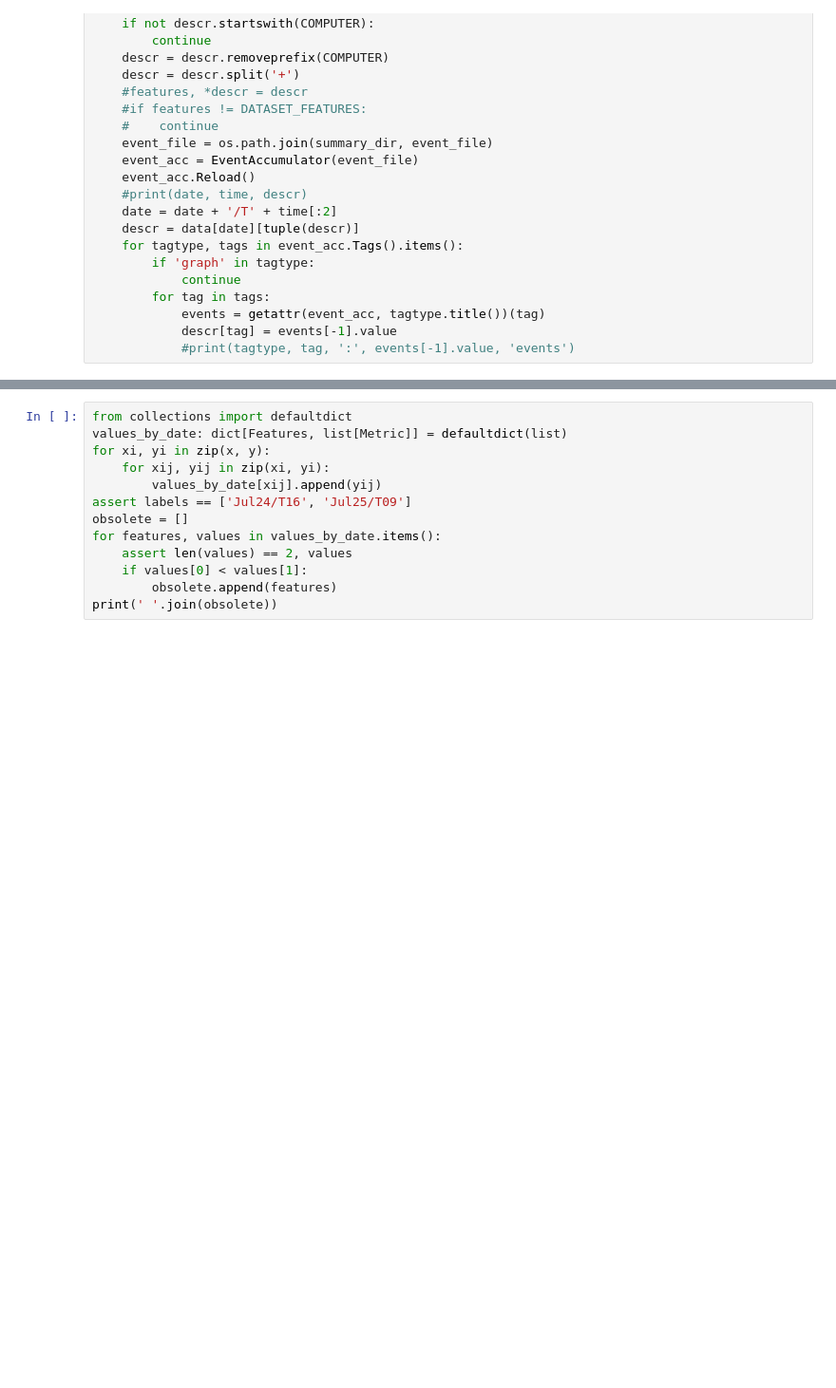
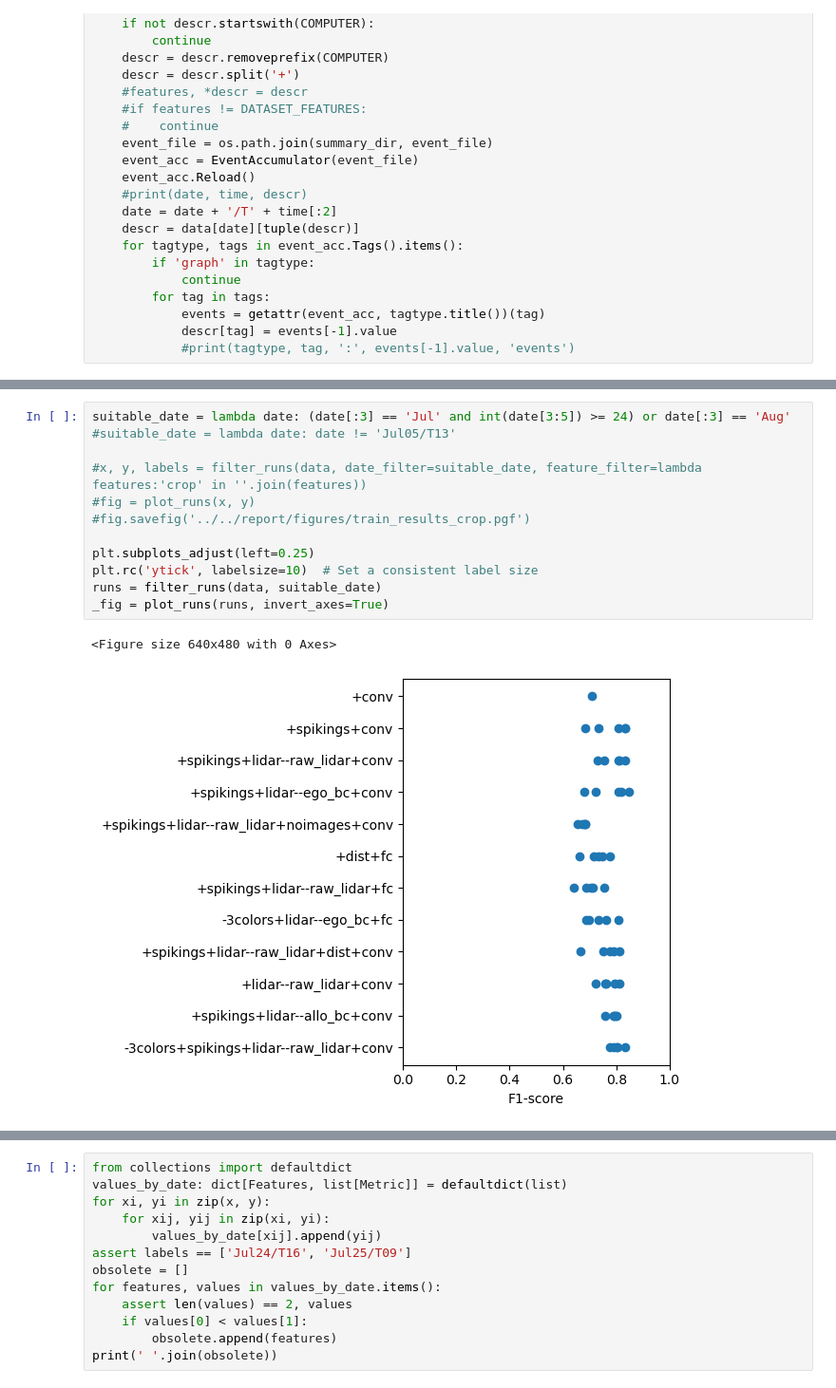
Before and after one commit to Warggr/bio-inspired-navigation, a Jupyter notebook: scripts/train_results.ipynb, the cells around one changed output, grey strips where cells are left out. Shown at 95% size. Drawn from its saved outputs; the diff is of its cells as text; blank space fills up the shorter version.

```diff
--- a/scripts/train_results.ipynb
+++ b/scripts/train_results.ipynb
@@ -114,0 +173,15 @@ _fig = plot_runs(x, y, labels)
+# %%
+suitable_date = lambda date: (date[:3] == 'Jul' and int(date[3:5]) >= 24) or date[:3] == 'Aug'
+#suitable_date = lambda date: date != 'Jul05/T13'
+
+#x, y, labels = filter_runs(data, date_filter=suitable_date, feature_filter=lambda features:'crop' in ''.join(features))
+#fig = plot_runs(x, y)
+#fig.savefig('../../report/figures/train_results_crop.pgf')
+
+plt.subplots_adjust(left=0.25)
+plt.rc('ytick', labelsize=10)  # Set a consistent label size
+runs = filter_runs(data, suitable_date)
+_fig = plot_runs(runs, invert_axes=True)
+# %% [output]
+<Figure size 640x480 with 0 Axes>
+[figure, new version]
```
Also changed, not shown: parts of 13 cells of this notebook, 2 other files.
